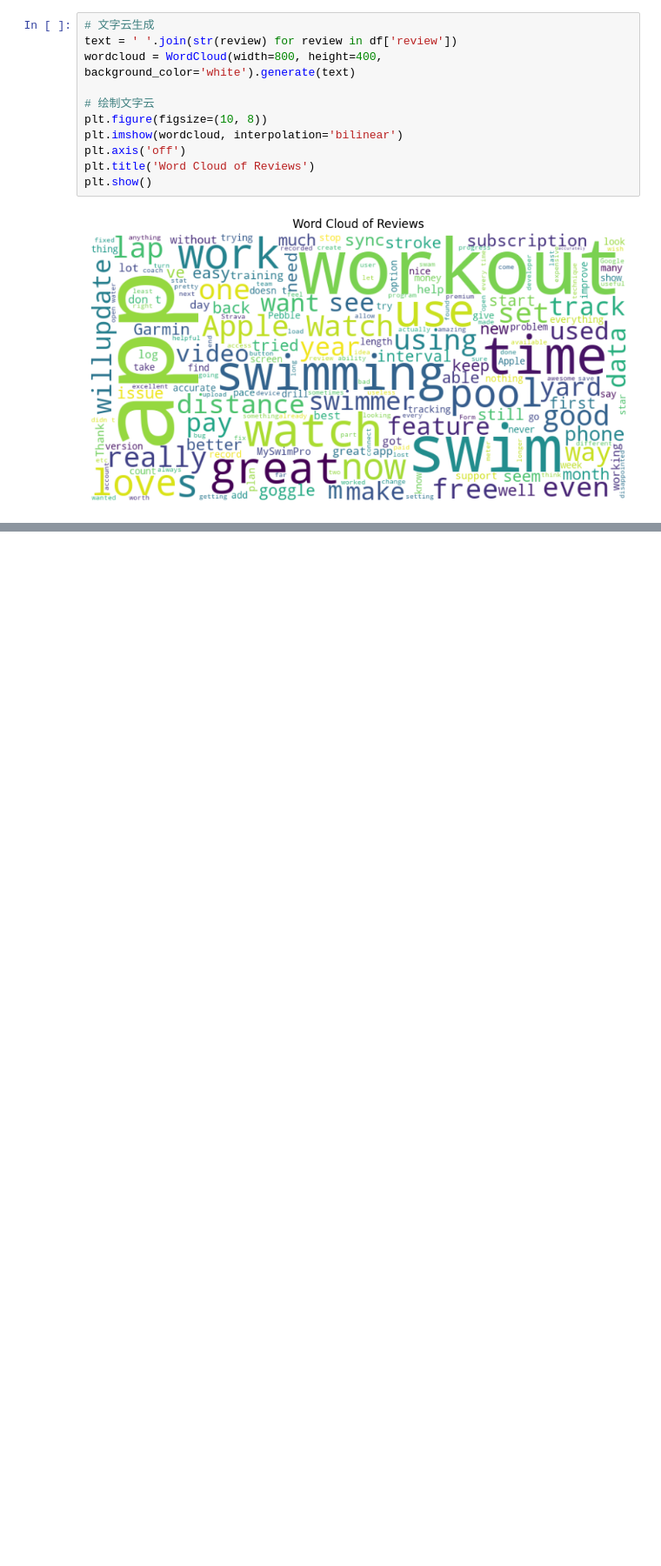
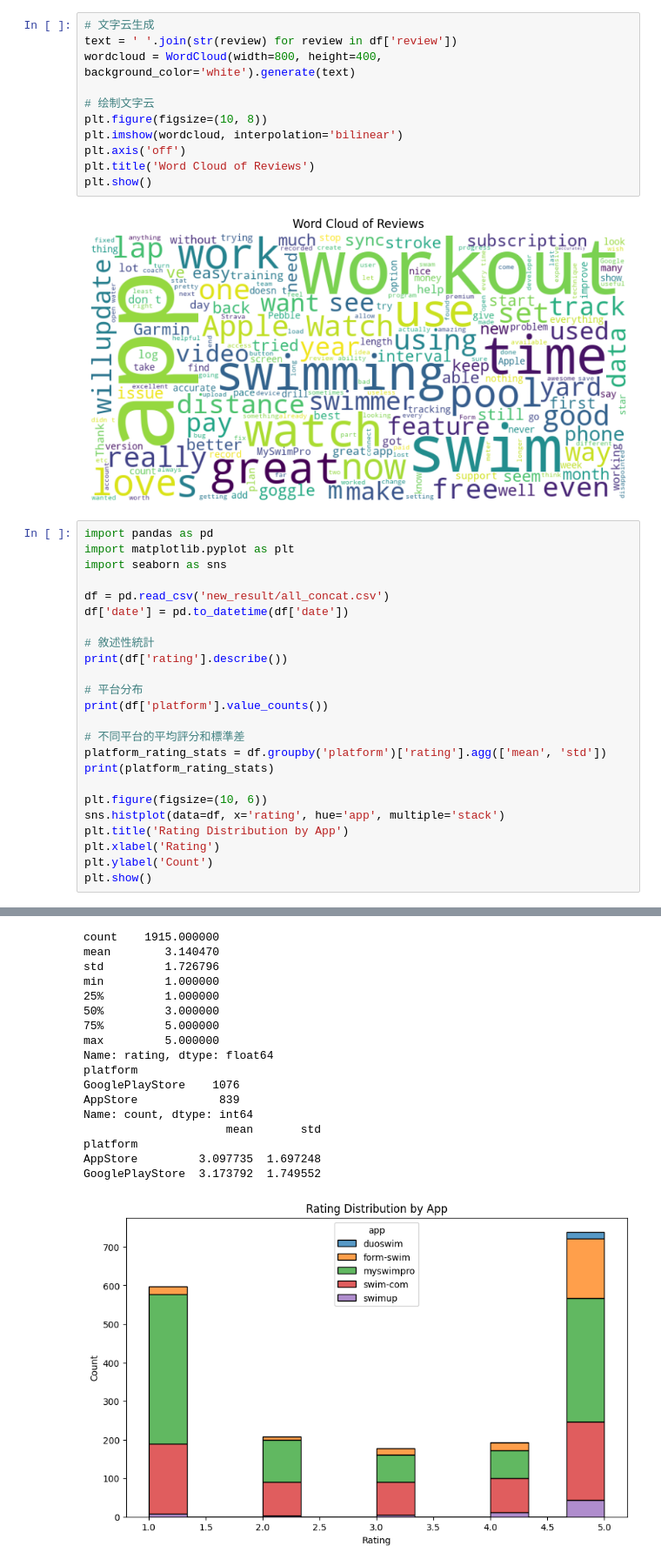
Before and after one commit to momonong/swim-apps-reviews-analysis, a Jupyter notebook: data_mining/da.ipynb, the cells around one changed output, grey strips where cells are left out. Shown: that part at 87% size. Drawn from its saved outputs; the diff is of its cells as text; blank space fills up the shorter version.

```diff
--- a/data_mining/da.ipynb
+++ b/data_mining/da.ipynb
@@ -118,3 +118,28 @@ plt.title('Word Cloud of Reviews')
 plt.show()
 # %% [output]
 [figure]
+# %%
+import pandas as pd
+import matplotlib.pyplot as plt
+import seaborn as sns
+
+df = pd.read_csv('new_result/all_concat.csv')
+df['date'] = pd.to_datetime(df['date'])
+
+# 敘述性統計
+print(df['rating'].describe())
+
+# 平台分布
+print(df['platform'].value_counts())
+
+# 不同平台的平均評分和標準差
+platform_rating_stats = df.groupby('platform')['rating'].agg(['mean', 'std'])
+print(platform_rating_stats)
+
+plt.figure(figsize=(10, 6))
+sns.histplot(data=df, x='rating', hue='app', multiple='stack')
+plt.title('Rating Distribution by App')
+plt.xlabel('Rating')
+plt.ylabel('Count')
+plt.show()
+# %% [output]
@@ -120,0 +153,18 @@ plt.show()
+count    1915.000000
+mean        3.140470
+std         1.726796
+min         1.000000
+25%         1.000000
+50%         3.000000
+75%         5.000000
+max         5.000000
+Name: rating, dtype: float64
+platform
+GooglePlayStore    1076
+AppStore            839
+Name: count, dtype: int64
+                     mean       std
+platform
+AppStore         3.097735  1.697248
+GooglePlayStore  3.173792  1.749552
+[figure, added]
```
Also changed, not shown: parts of 3 cells of this notebook, 1 other file.
